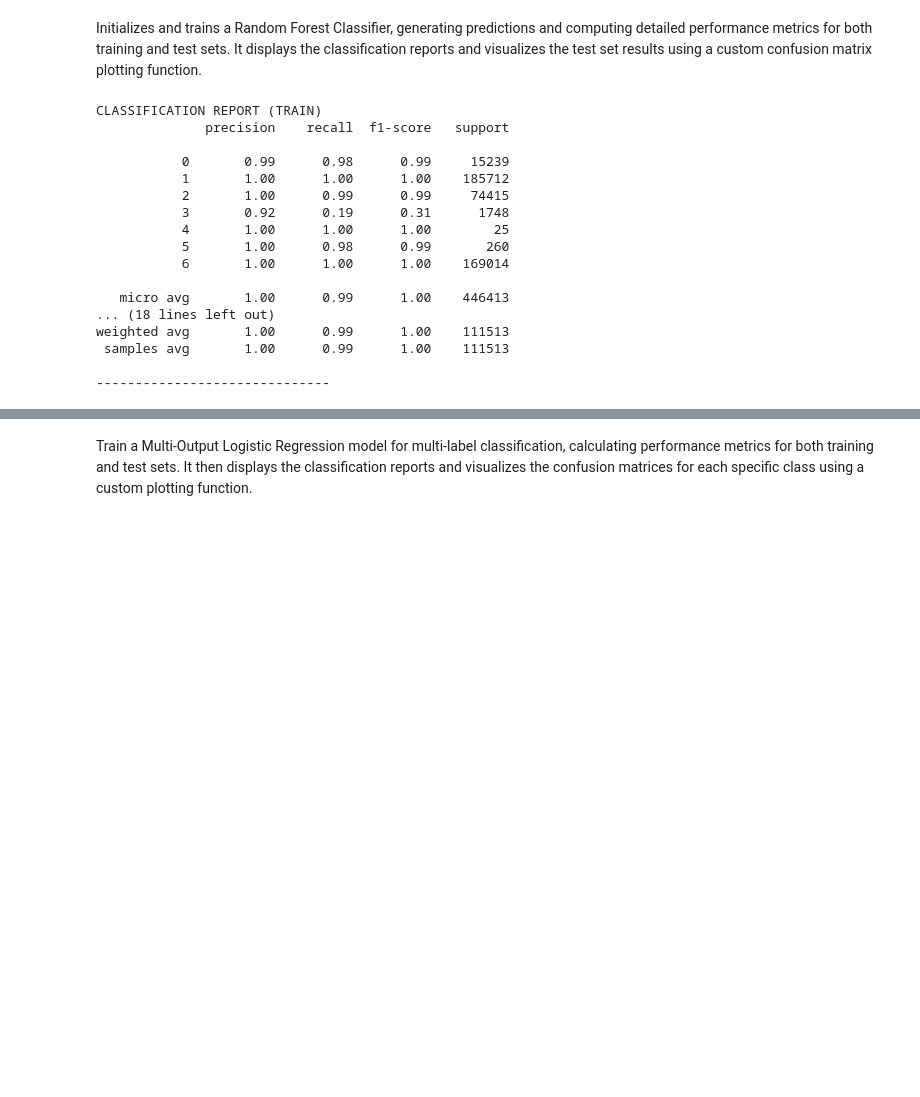
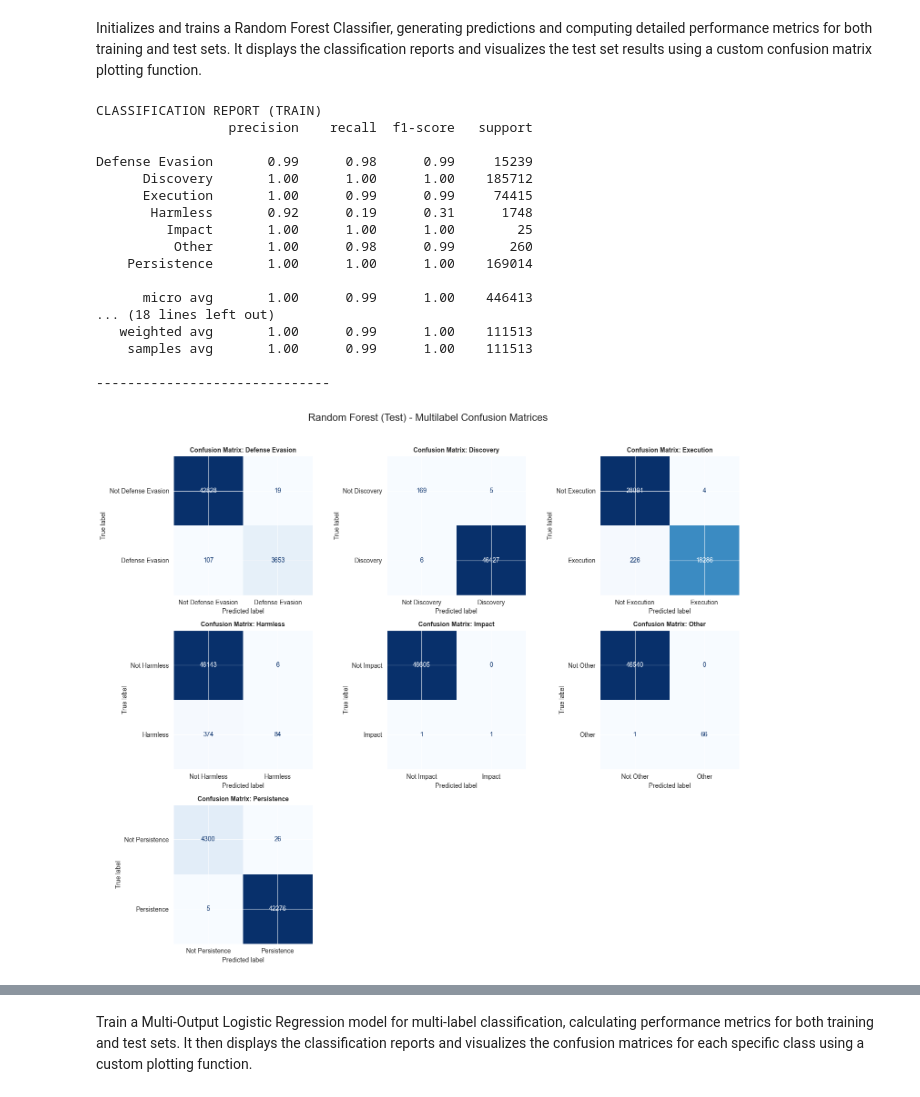
Before and after one commit to SteLib/ML-ssh-session-classifier, a Jupyter notebook: section_2_supervised_learning.ipynb, the cells around one changed output, grey strips where cells are left out. Drawn from its saved outputs; the diff is of its cells as text; code cells hidden in the pictures; blank space fills up the shorter version.

```diff
--- a/section_2_supervised_learning.ipynb
+++ b/section_2_supervised_learning.ipynb
@@ -160,56 +160,49 @@ from sklearn.ensemble import RandomForestClassifier
 from sklearn.metrics import multilabel_confusion_matrix, classification_report
 
 # Model Creation and Training
-rf_model = RandomForestClassifier(n_estimators=100, random_state=42)
+rf_model = RandomForestClassifier(n_estimators=100, random_state=42, n_jobs=-1)
 rf_model.fit(X_train, y_train)
 
 # Generate predictions
 y_pred_train = rf_model.predict(X_train)
 y_pred_test = rf_model.predict(X_test)
 
 # Compute Metrics
 # Evaluation on TRAINING set
 mcm_train_rf = multilabel_confusion_matrix(y_train, y_pred_train)
-report_train_rf = classification_report(y_train, y_pred_train, zero_division=0)
+report_train_rf = classification_report(y_train, y_pred_train, target_names=multi_label_binarizer.classes_, zero_division=0)
 
 # Evaluation on TEST set
 mcm_test_rf = multilabel_confusion_matrix(y_test, y_pred_test)
-report_test_rf = classification_report(y_test, y_pred_test, zero_division=0)
+report_test_rf = classification_report(y_test, y_pred_test, target_names=multi_label_binarizer.classes_, zero_division=0)
 
 # print
 print("CLASSIFICATION REPORT (TRAIN)")
 print(report_train_rf)
 print("-" * 30)
 print("CLASSIFICATION REPORT (TEST)")
 print(report_test_rf)
 print("-" * 30)
 
 # Display confusion matrix
-#NON CANCELLARE QUESTA RIGA: rf_class_names = [str(c) for c in rf_model.classes_]
-############# possibile SEZIONE PROBLEMATICA #################
-#Extract the list of strings. This handles if the file contains a DataFrame or a List.
-if hasattr(list_label_names, 'columns'):
-    rf_class_names = list_label_names.columns.tolist()
-else:
-    rf_class_names = list(list_label_names)
-###########fine possibile sezione problematica ##############
-######SE NON FUNZIONA COSÌ, DECOMMENTA LA RIGA DA NON CANCELLARE E DOMMENTA LA SEZIONE PROBLEMATICA####
+rf_class_names = multi_label_binarizer.classes_
 plot_mcm(mcm_test_rf, rf_class_names, title="Random Forest (Test)")
 # %% [output]
 CLASSIFICATION REPORT (TRAIN)
-              precision    recall  f1-score   support
+                 precision    recall  f1-score   support
 
-           0       0.99      0.98      0.99     15239
-           1       1.00      1.00      1.00    185712
-           2       1.00      0.99      0.99     74415
-           3       0.92      0.19      0.31      1748
-           4       1.00      1.00      1.00        25
-           5       1.00      0.98      0.99       260
-           6       1.00      1.00      1.00    169014
+Defense Evasion       0.99      0.98      0.99     15239
+      Discovery       1.00      1.00      1.00    185712
+      Execution       1.00      0.99      0.99     74415
+       Harmless       0.92      0.19      0.31      1748
+         Impact       1.00      1.00      1.00        25
+          Other       1.00      0.98      0.99       260
+    Persistence       1.00      1.00      1.00    169014
 
-   micro avg       1.00      0.99      1.00    446413
+      micro avg       1.00      0.99      1.00    446413
 ... (18 lines left out)
-weighted avg       1.00      0.99      1.00    111513
- samples avg       1.00      0.99      1.00    111513
+   weighted avg       1.00      0.99      1.00    111513
+    samples avg       1.00      0.99      1.00    111513
 
 ------------------------------
+[figure, added]
```
Also changed, not shown: parts of 14 cells of this notebook, 1 other file.
